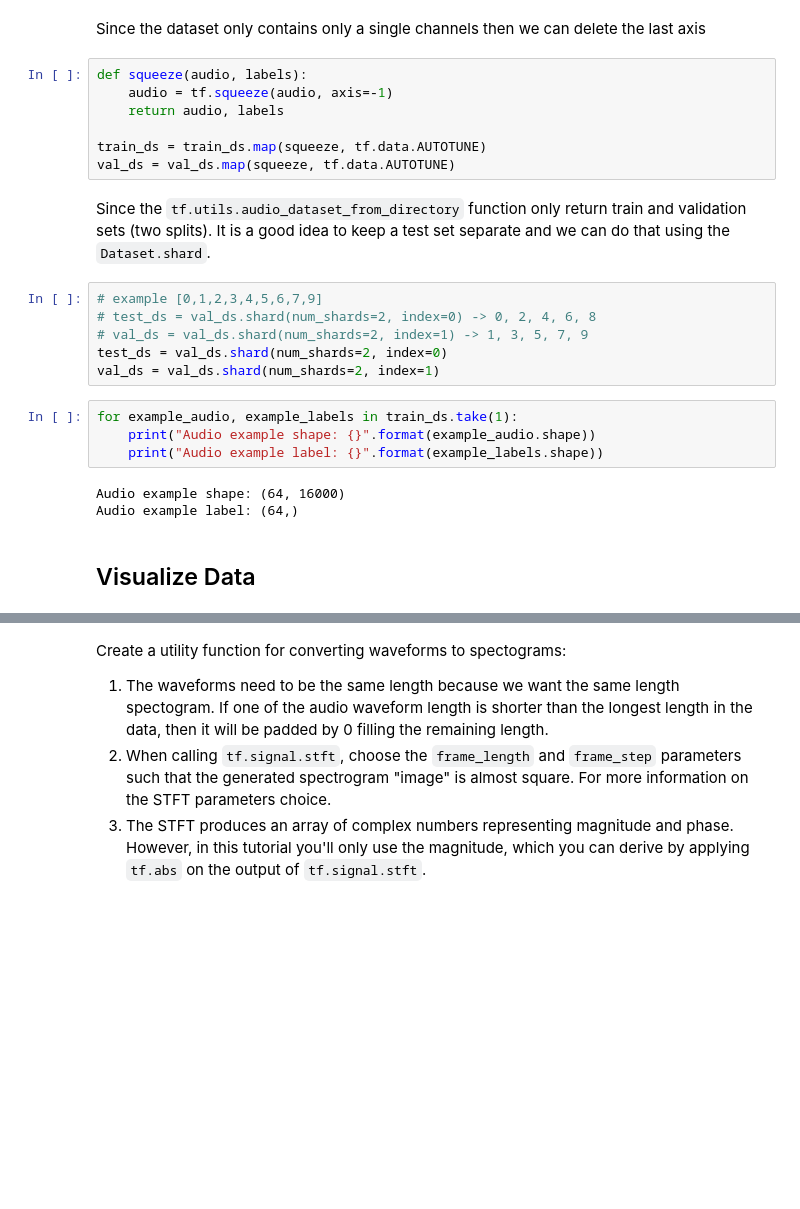
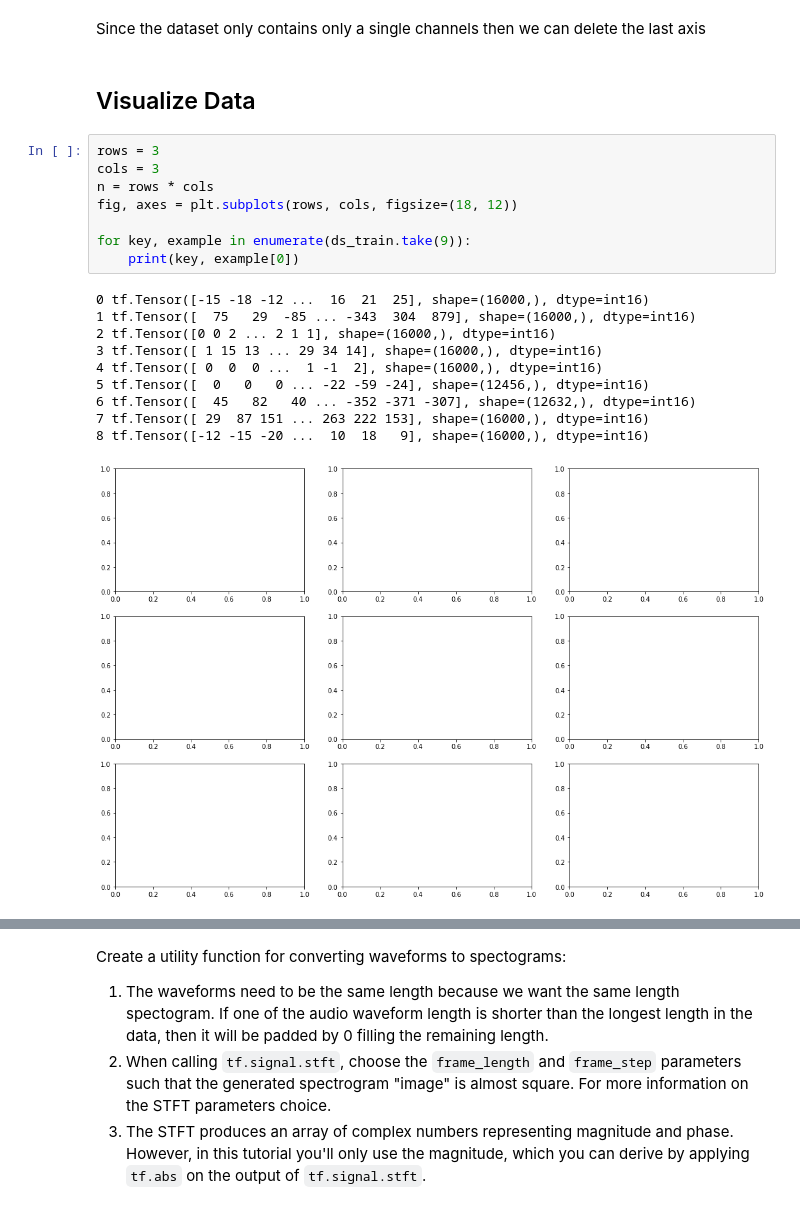
Before and after one commit to marcellinus-witarsah/speech-to-text-model, a Jupyter notebook: speech_to_text_models/train_big.ipynb, the cells around one changed output, grey strips where cells are left out. Drawn from its saved outputs; the diff is of its cells as text; blank space fills up the shorter version.

```diff
--- a/speech_to_text_models/train_big.ipynb
+++ b/speech_to_text_models/train_big.ipynb
@@ -123,29 +118,26 @@ train_ds.element_spec
 # %% [markdown]
 Since the dataset only contains only a single channels then we can delete the last axis
-# %%
-def squeeze(audio, labels):
-    audio = tf.squeeze(audio, axis=-1)
-    return audio, labels
-
-train_ds = train_ds.map(squeeze, tf.data.AUTOTUNE)
-val_ds = val_ds.map(squeeze, tf.data.AUTOTUNE)
-# %% [markdown]
-Since the `tf.utils.audio_dataset_from_directory` function only return train and validation sets (two splits). It is a good idea to keep a test set separate and we can do that using the `Dataset.shard`.
-# %%
-# example [0,1,2,3,4,5,6,7,9]
-# test_ds = val_ds.shard(num_shards=2, index=0) -> 0, 2, 4, 6, 8
-# val_ds = val_ds.shard(num_shards=2, index=1) -> 1, 3, 5, 7, 9
-test_ds = val_ds.shard(num_shards=2, index=0)
-val_ds = val_ds.shard(num_shards=2, index=1)
-# %%
-for example_audio, example_labels in train_ds.take(1):
-    print("Audio example shape: {}".format(example_audio.shape))
-    print("Audio example label: {}".format(example_labels.shape))
-# %% [output]
-Audio example shape: (64, 16000)
-Audio example label: (64,)
 # %% [markdown]
 ## Visualize Data
+# %%
+rows = 3
+cols = 3
+n = rows * cols
+fig, axes = plt.subplots(rows, cols, figsize=(18, 12))
+
+for key, example in enumerate(ds_train.take(9)):
+    print(key, example[0])
+# %% [output]
+0 tf.Tensor([-15 -18 -12 ...  16  21  25], shape=(16000,), dtype=int16)
+1 tf.Tensor([  75   29  -85 ... -343  304  879], shape=(16000,), dtype=int16)
+2 tf.Tensor([0 0 2 ... 2 1 1], shape=(16000,), dtype=int16)
+3 tf.Tensor([ 1 15 13 ... 29 34 14], shape=(16000,), dtype=int16)
+4 tf.Tensor([ 0  0  0 ...  1 -1  2], shape=(16000,), dtype=int16)
+5 tf.Tensor([  0   0   0 ... -22 -59 -24], shape=(12456,), dtype=int16)
+6 tf.Tensor([  45   82   40 ... -352 -371 -307], shape=(12632,), dtype=int16)
+7 tf.Tensor([ 29  87 151 ... 263 222 153], shape=(16000,), dtype=int16)
+8 tf.Tensor([-12 -15 -20 ...  10  18   9], shape=(16000,), dtype=int16)
+[figure, added]
 # %%
 rows = 3
 cols = 3
```
Also changed, not shown: parts of 4 cells of this notebook.
